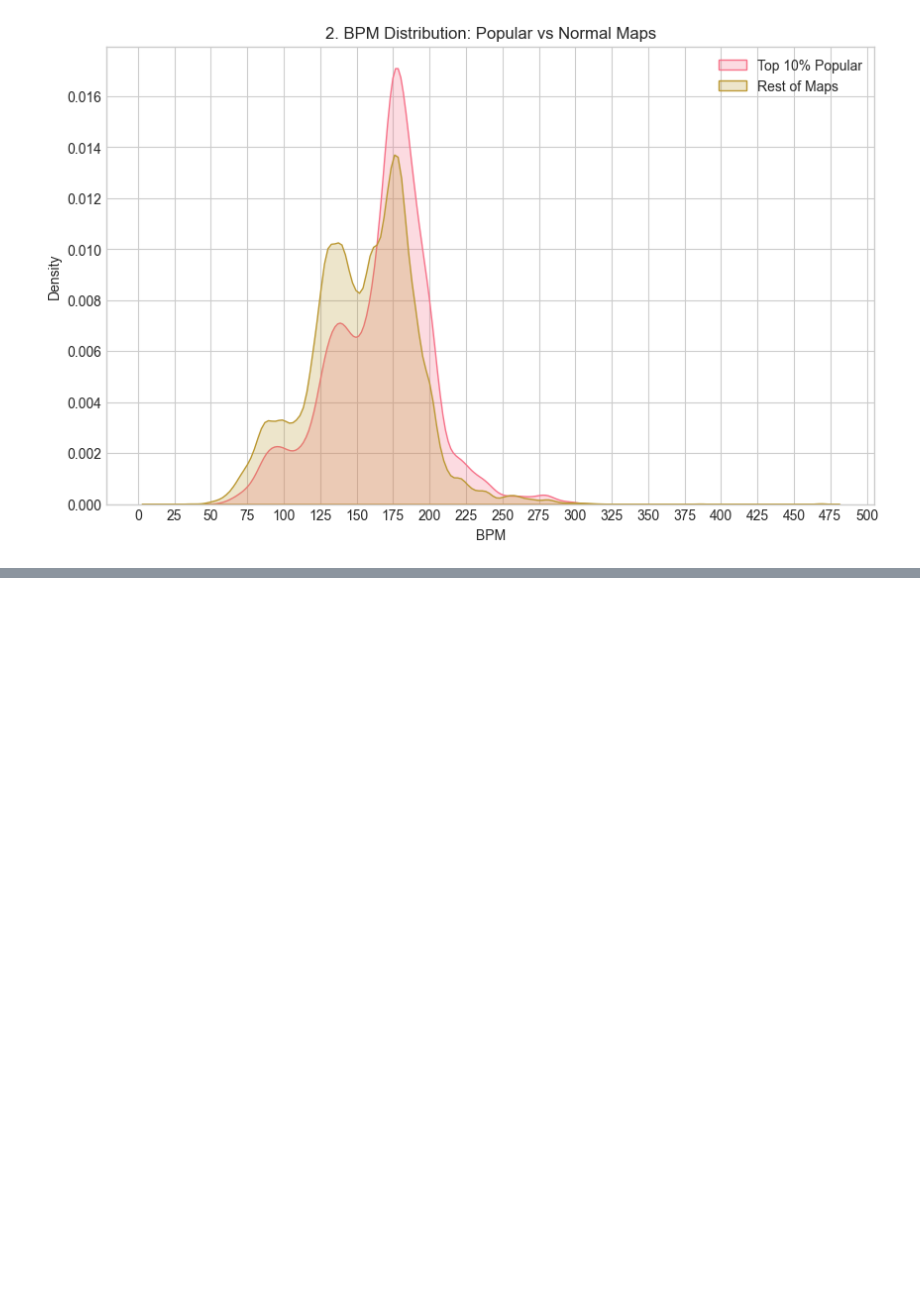
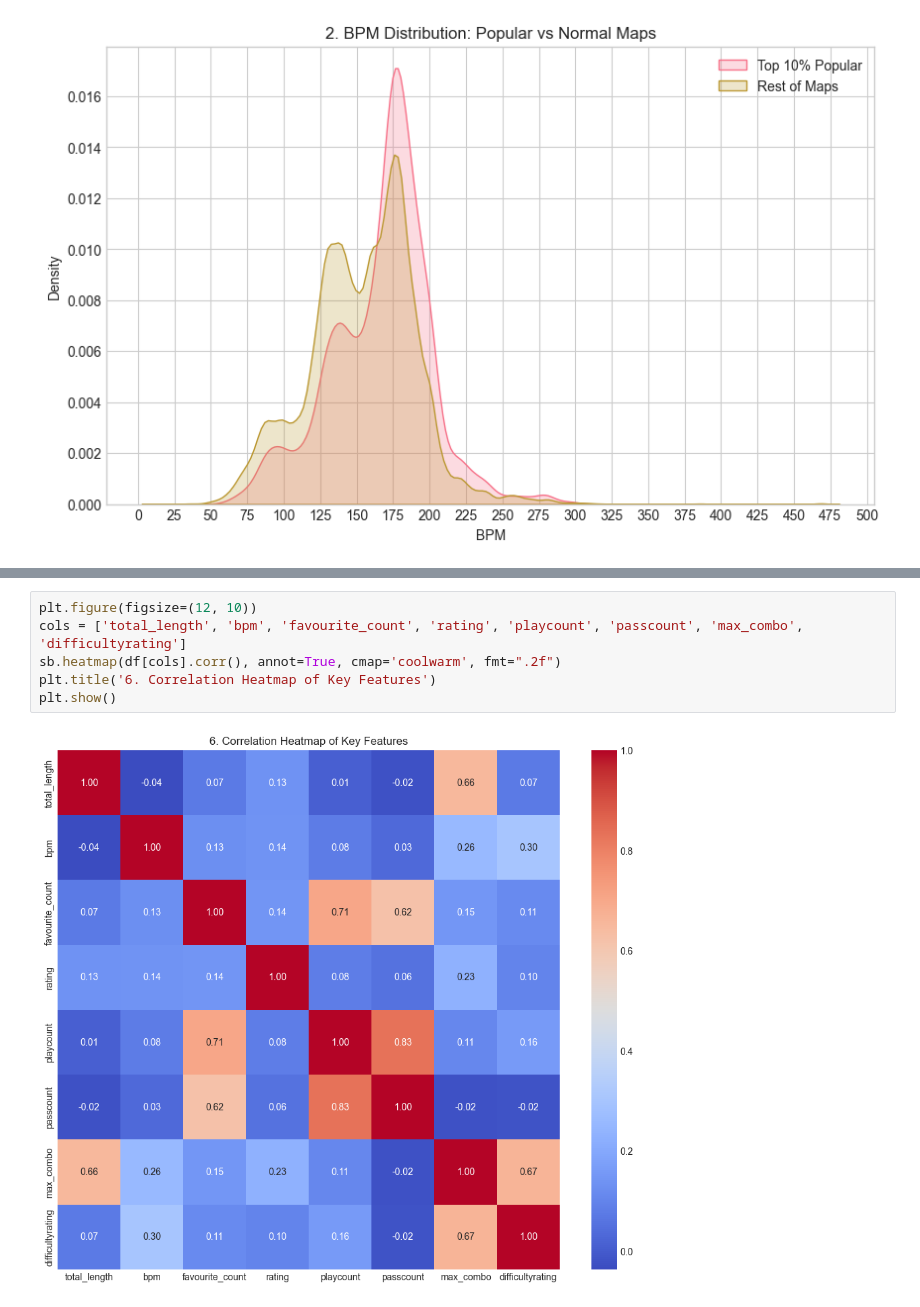
Before and after one commit to rbjunk/Osu-Beatmap-Data-Mining-Project, a Jupyter notebook: analysis.ipynb, the cells around one changed output, grey strips where cells are left out. Cells and saved outputs as stored; diff of their text form; blank space fills up the shorter version.

```diff
--- a/analysis.ipynb
+++ b/analysis.ipynb
@@ -118,0 +148,8 @@ plt.legend()
+# %%
+plt.figure(figsize=(12, 10))
+cols = ['total_length', 'bpm', 'favourite_count', 'rating', 'playcount', 'passcount', 'max_combo', 'difficultyrating']
+sb.heatmap(df[cols].corr(), annot=True, cmap='coolwarm', fmt=".2f")
+plt.title('6. Correlation Heatmap of Key Features')
+plt.show()
+# %% [output]
+[figure, added]
```
Also changed, not shown: parts of 7 cells of this notebook.
